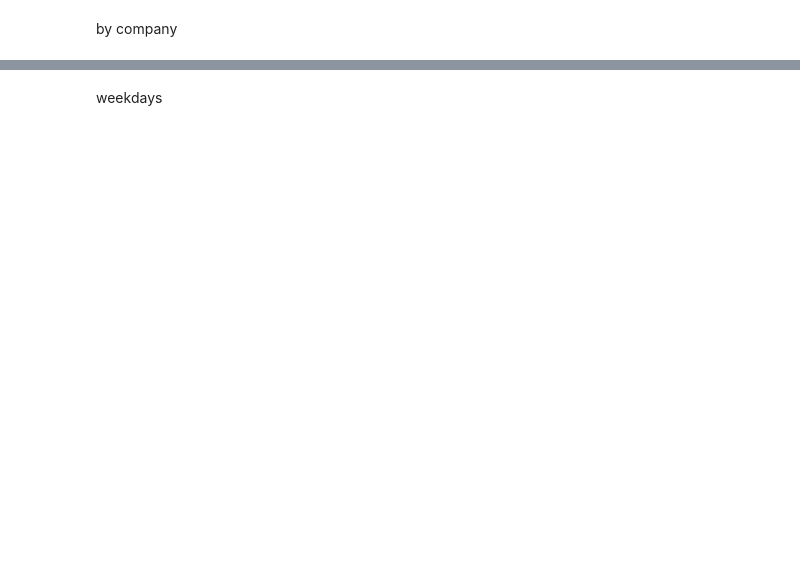
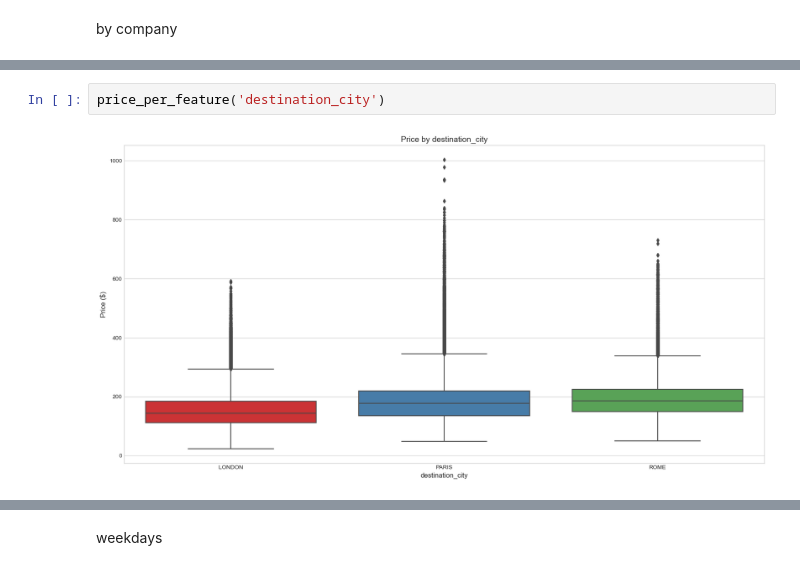
Before and after one commit to Shlezman/DS-Scarping, a Jupyter notebook: project.ipynb, the cells around one changed output, grey strips where cells are left out. Drawn from its saved outputs; the diff is of its cells as text; blank space fills up the shorter version.

```diff
--- a/project.ipynb
+++ b/project.ipynb
@@ -332,0 +364,4 @@ Text(0, 0.5, 'Price ($)')
+# %%
+price_per_feature('destination_city')
+# %% [output]
+[figure, added]
```
Also changed, not shown: parts of 31 cells of this notebook.
